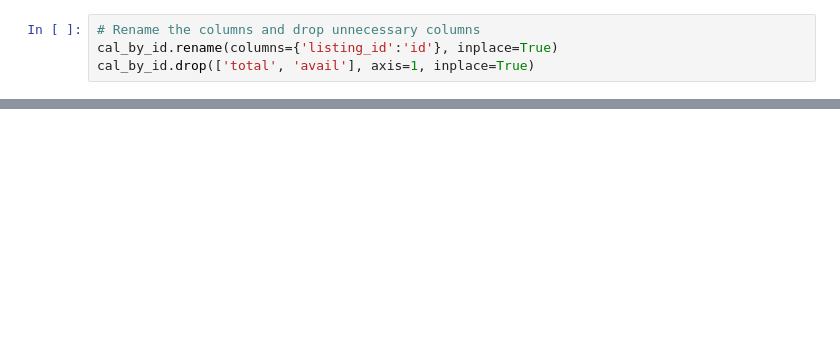
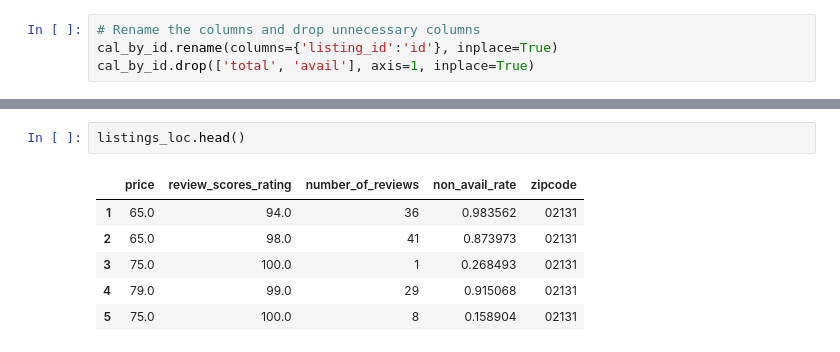
Before and after one commit to chziha/Data-Scientist-Udacity-Nanodegree, a Jupyter notebook: Writing_a_Data_Scientist_Blog_Post/write_ds_blog.ipynb, the cells around one changed output, grey strips where cells are left out. Cells and saved outputs as stored; diff of their text form; blank space fills up the shorter version.

```diff
--- a/Writing_a_Data_Scientist_Blog_Post/write_ds_blog.ipynb
+++ b/Writing_a_Data_Scientist_Blog_Post/write_ds_blog.ipynb
@@ -297,0 +367,9 @@ listings.shape
+# %%
+listings_loc.head()
+# %% [output]
+|  | price | review_scores_rating | number_of_reviews | non_avail_rate | zipcode |
+| 1 | 65.0 | 94.0 | 36 | 0.983562 | 02131 |
+| 2 | 65.0 | 98.0 | 41 | 0.873973 | 02131 |
+| 3 | 75.0 | 100.0 | 1 | 0.268493 | 02131 |
+| 4 | 79.0 | 99.0 | 29 | 0.915068 | 02131 |
+| 5 | 75.0 | 100.0 | 8 | 0.158904 | 02131 |
```
Also changed, not shown: parts of 19 cells of this notebook.
